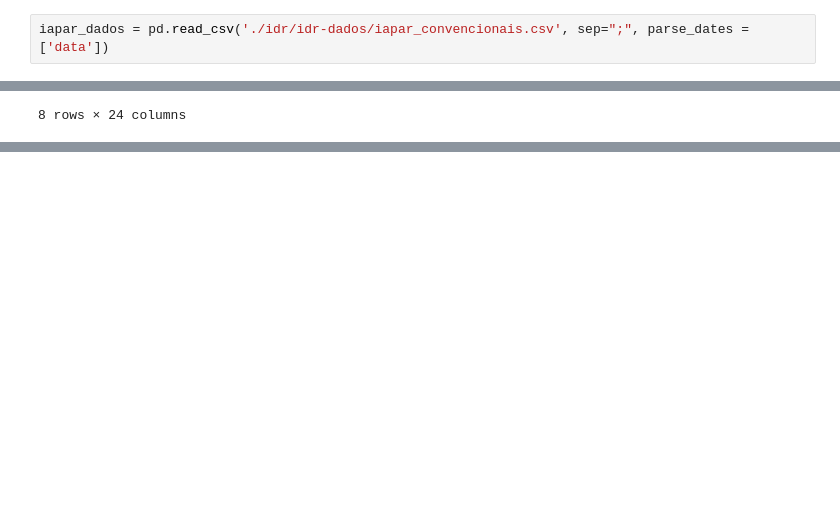
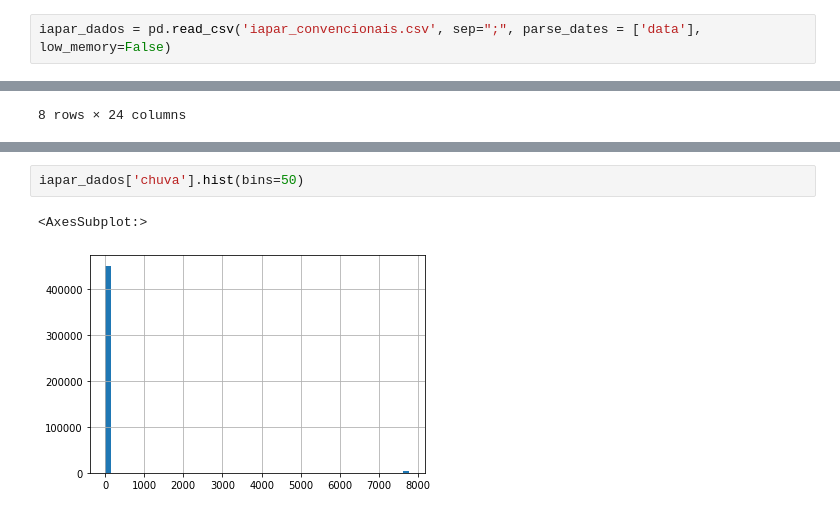
Before and after one commit to mrcrdg/jupyter_set, a Jupyter notebook: exercicio_6.ipynb, the cells around one changed output, grey strips where cells are left out. Cells and saved outputs as stored; diff of their text form; blank space fills up the shorter version.

```diff
--- a/exercicio_6.ipynb
+++ b/exercicio_6.ipynb
@@ -7,5 +27,5 @@ import csv, pandas as pd, numpy as np
 # %%
-iapar_dados = pd.read_csv('./idr/idr-dados/iapar_convencionais.csv', sep=";", parse_dates = ['data'])
+iapar_dados = pd.read_csv('iapar_convencionais.csv', sep=";", parse_dates = ['data'], low_memory=False)
 # %%
 iapar_dados.head()
 # %% [output]
@@ -40,0 +72,5 @@ iapar_dados.describe()
+# %%
+iapar_dados['chuva'].hist(bins=50)
+# %% [output]
+<AxesSubplot:>
+[figure, added]
```
Also changed, not shown: parts of 25 cells of this notebook.
